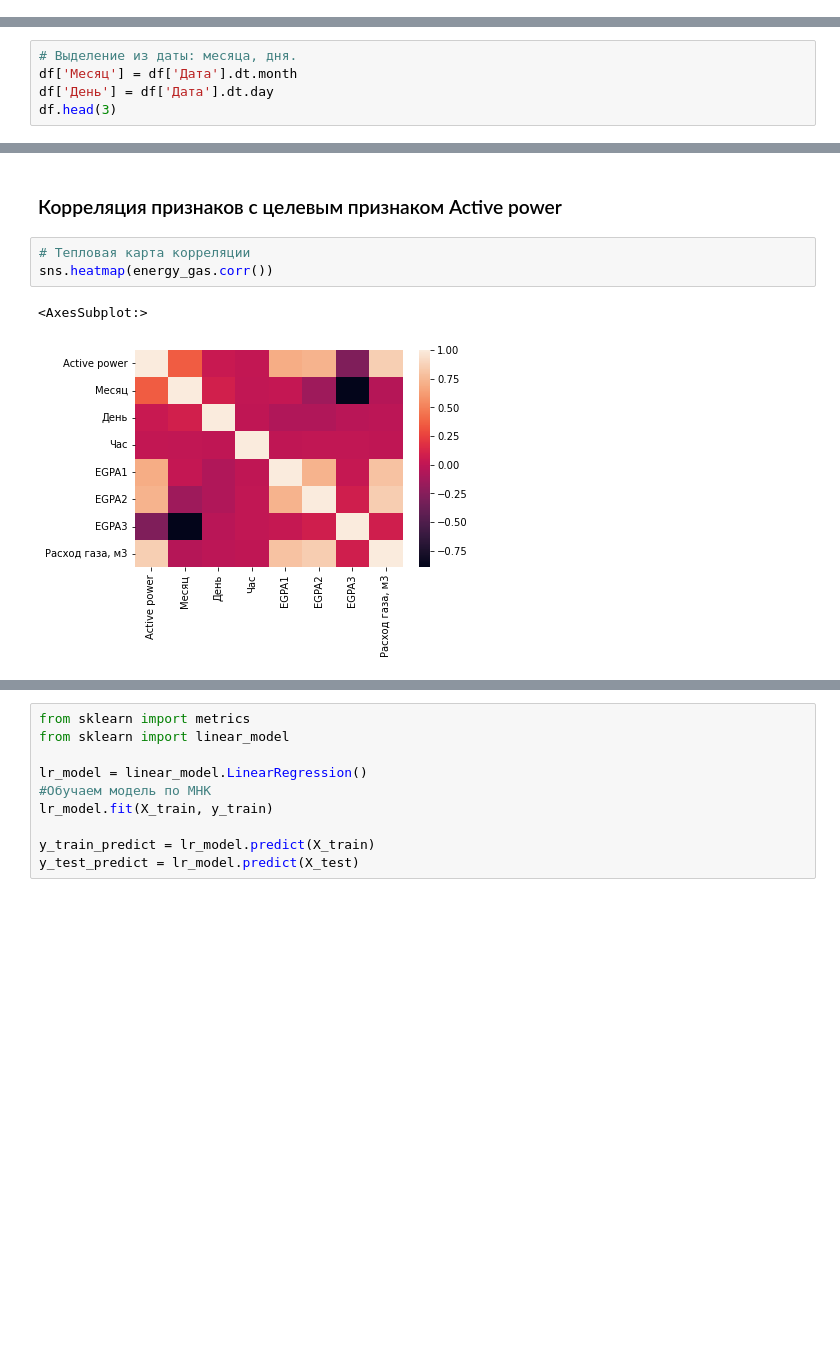
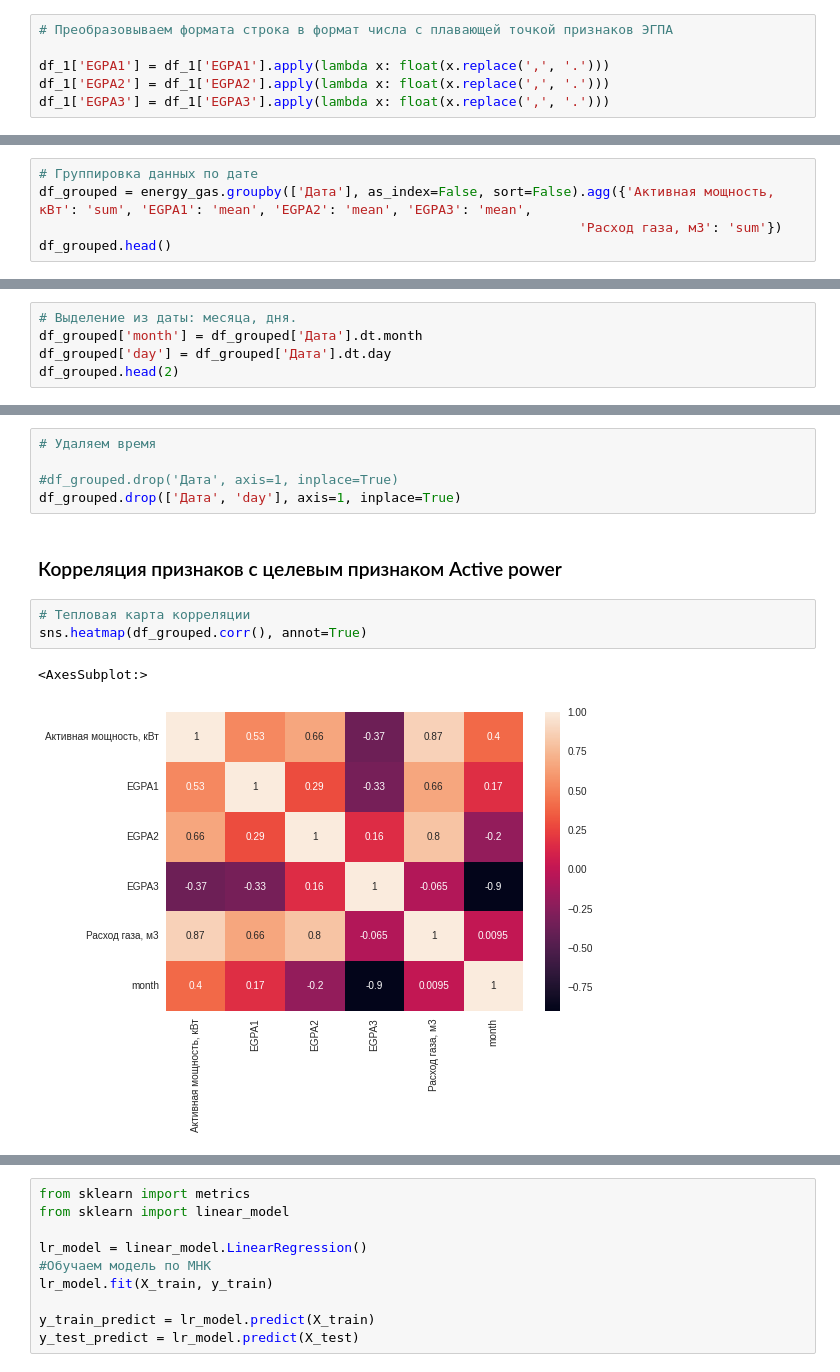
Before and after one commit to KostinAI/sf_data_science_kostin, a Jupyter notebook: 2.GDN/Prognoz.ipynb, the cells around one changed output, grey strips where cells are left out. Cells and saved outputs as stored; diff of their text form; blank space fills up the shorter version.

```diff
--- a/2.GDN/Prognoz.ipynb
+++ b/2.GDN/Prognoz.ipynb
@@ -51,0 +111,6 @@ df
+# %%
+# Преобразовываем формата строка в формат числа с плавающей точкой признаков ЭГПА
+
+df_1['EGPA1'] = df_1['EGPA1'].apply(lambda x: float(x.replace(',', '.')))
+df_1['EGPA2'] = df_1['EGPA2'].apply(lambda x: float(x.replace(',', '.')))
+df_1['EGPA3'] = df_1['EGPA3'].apply(lambda x: float(x.replace(',', '.')))
@@ -51,0 +135,5 @@ df
+# %%
+# Группировка данных по дате
+df_grouped = energy_gas.groupby(['Дата'], as_index=False, sort=False).agg({'Активная мощность, кВт': 'sum', 'EGPA1': 'mean', 'EGPA2': 'mean', 'EGPA3': 'mean',
+                                                                     'Расход газа, м3': 'sum'})
+df_grouped.head()
@@ -52,6 +147,6 @@ df
 # %%
 # Выделение из даты: месяца, дня.
-df['Месяц'] = df['Дата'].dt.month
-df['День'] = df['Дата'].dt.day
-df.head(3)
+df_grouped['month'] = df_grouped['Дата'].dt.month
+df_grouped['day'] = df_grouped['Дата'].dt.day
+df_grouped.head(2)
 # %% [output]
@@ -142,9 +176,14 @@ energy_gas.head()
+# %%
+# Удаляем время
+
+#df_grouped.drop('Дата', axis=1, inplace=True)
+df_grouped.drop(['Дата', 'day'], axis=1, inplace=True)
 # %% [markdown]
 ### Корреляция признаков с целевым признаком Active power
 # %%
 # Тепловая карта корреляции
-sns.heatmap(energy_gas.corr())
+sns.heatmap(df_grouped.corr(), annot=True)
 # %% [output]
 <AxesSubplot:>
-[figure, old version]
+[figure, new version]
 # %%
```
Also changed, not shown: parts of 62 cells of this notebook, 13 other files.
